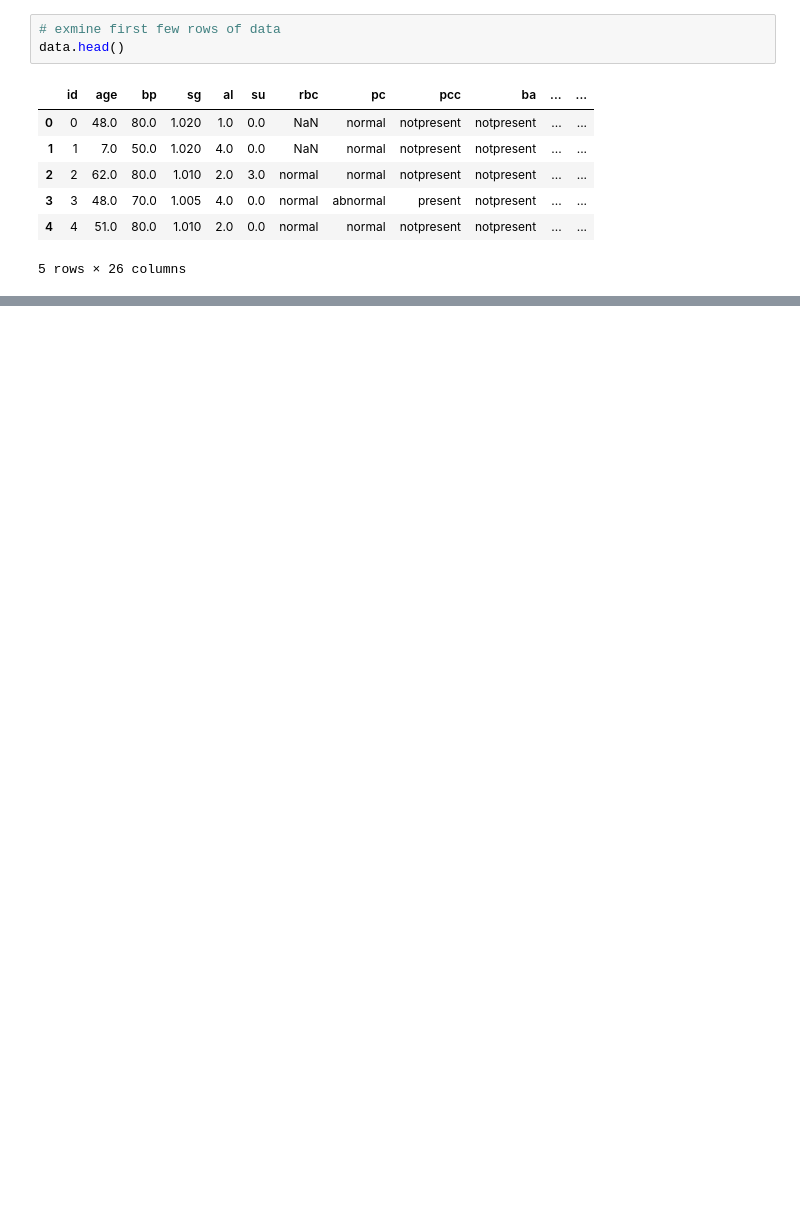
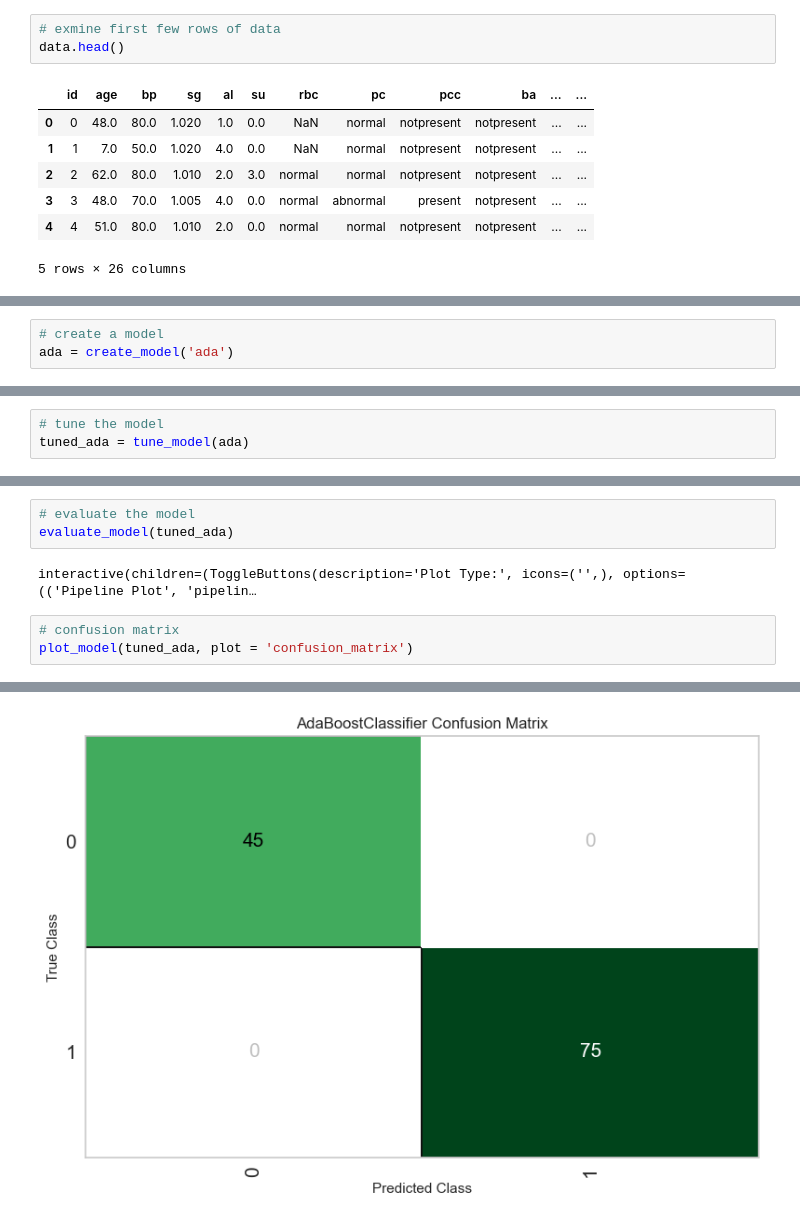
Before and after one commit to shakil2490/Chronic_Kidney_Disease_Prediction, a Jupyter notebook: CKD_Prediction.ipynb, the cells around one changed output, grey strips where cells are left out. Cells and saved outputs as stored; diff of their text form; blank space fills up the shorter version.

```diff
--- a/CKD_Prediction.ipynb
+++ b/CKD_Prediction.ipynb
@@ -240,0 +328,3 @@ setup(data, target = 'classification', session_id = 123, preprocess=True)
+# %%
+# create a model
+ada = create_model('ada')
@@ -240,0 +348,3 @@ setup(data, target = 'classification', session_id = 123, preprocess=True)
+# %%
+# tune the model
+tuned_ada = tune_model(ada)
@@ -240,0 +370,9 @@ setup(data, target = 'classification', session_id = 123, preprocess=True)
+# %%
+# evaluate the model
+evaluate_model(tuned_ada)
+# %% [output]
+interactive(children=(ToggleButtons(description='Plot Type:', icons=('',), options=(('Pipeline Plot', 'pipelin…
+# %%
+# confusion matrix
+plot_model(tuned_ada, plot = 'confusion_matrix')
+# %% [output]
@@ -240,0 +380 @@ setup(data, target = 'classification', session_id = 123, preprocess=True)
+[figure, added]
```
Also changed, not shown: parts of 28 cells of this notebook, 2 other files.
